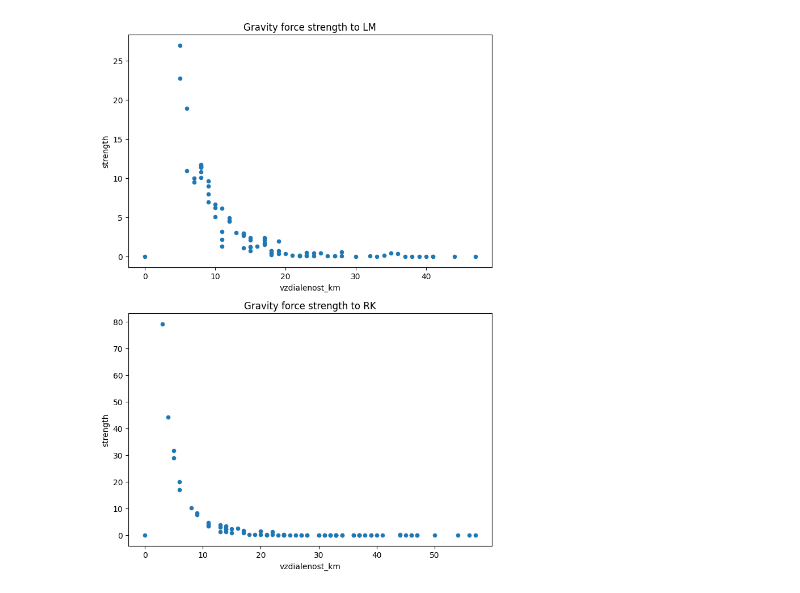
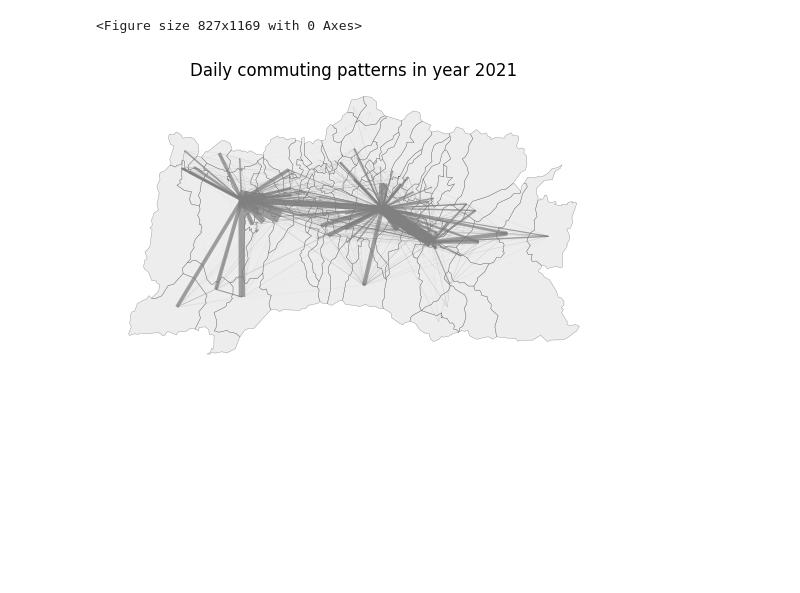
Before and after one commit to dbelohonov/maps_liptov, a Jupyter notebook: notebooks/maps.ipynb, the cells around one changed output. Cells and saved outputs as stored; diff of their text form; code cells hidden in the pictures; blank space fills up the shorter version.

```diff
--- a/notebooks/maps.ipynb
+++ b/notebooks/maps.ipynb
@@ -510,18 +613,25 @@ plt.show()
-# %%
-# dist_lm.sort_values("strength", inplace = False)
-# dist_rk.sort_values("strength", inplace = False)
-
-
-plt.figure(figsize = (8.27, 11.69))
-
-plt.subplot(2, 1, 1)
-dist_lm.plot(kind = "scatter", x = "vzdialenost_km", y = "strength", ax = plt.gca())
-plt.title("Gravity force strength to LM")
-plt.subplot(2, 1, 2)
-
-dist_rk.plot(kind = "scatter", x = "vzdialenost_km", y = "strength", ax = plt.gca())
-plt.title("Gravity force strength to RK")
-plt.savefig("../result_maps/test_LM_RK_5.pdf", format = "pdf", dpi = 300, bbox_inches = "tight")
-plt.show()
-# %% [output]
-[figure, removed]
+# %%
+plt.figure(figsize = (8.27, 11.69))
+
+ax = background.plot(
+    alpha = 0.4,
+    edgecolor = "black",
+    color = "lightgray",
+    linewidth = 0.3
+)
+flows_other.plot(
+    ax = ax,
+    linewidth = flows_other["pocet"]/50,
+    alpha = 0.7,
+    color = "grey",
+    label = "other flows"
+)
+plt.title("Daily commuting patterns in year 2021")
+plt.axis(False)
+plt.grid(False)
+
+# plt.savefig("../result_maps/LM_RK_flows.pdf", format = "pdf", dpi = 300, bbox_inches = "tight")
+plt.show()
+# %% [output]
+<Figure size 827x1169 with 0 Axes>
+[figure, added]
```
Also changed, not shown: parts of 8 cells of this notebook, 5 other files.
